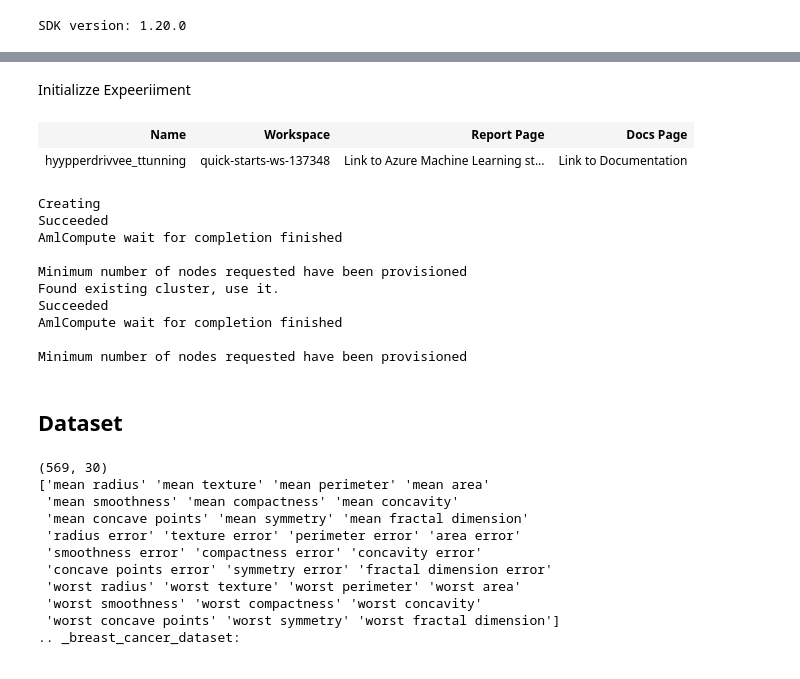
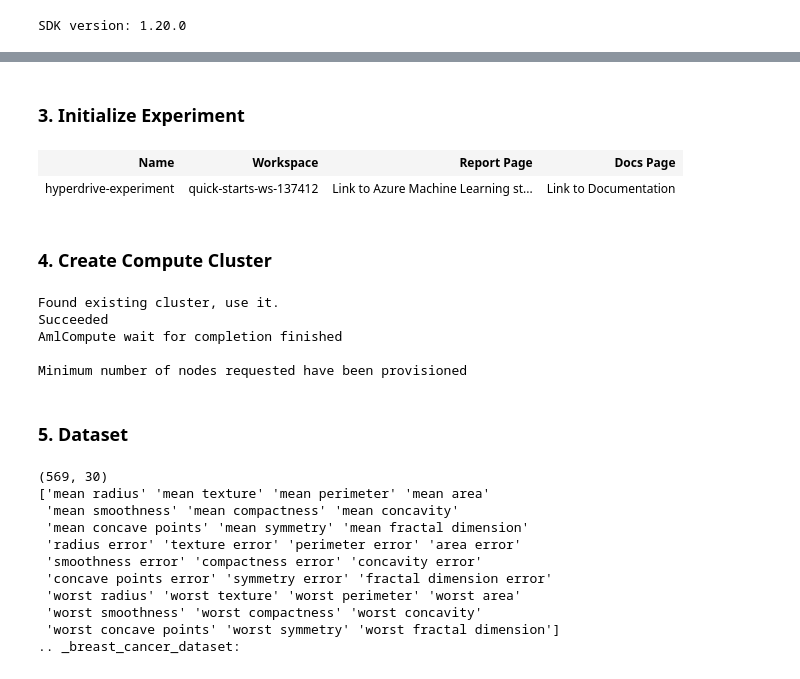
Before and after one commit to bhadreshpsavani/Breast-Cancer-Prediction-AzureML, a Jupyter notebook: hyperparameter_tuning.ipynb, the cells around one changed output, grey strips where cells are left out. Cells and saved outputs as stored; diff of their text form; code cells hidden in the pictures.

```diff
--- a/hyperparameter_tuning.ipynb
+++ b/hyperparameter_tuning.ipynb
@@ -45,29 +49,16 @@ southcentralus
-# %% [markdown]
-Initializze Expeeriiment
+# %% [markdown]
+### 3. Initialize Experiment
 # %%
 ws = Workspace.from_config()
-experiment_name = 'hyypperdrivvee_ttunning'
+experiment_name = 'hyperdrive-experiment'
 experiment=Experiment(ws, experiment_name)
 experiment
 # %% [output]
 | Name | Workspace | Report Page | Docs Page |
-| hyypperdrivvee_ttunning | quick-starts-ws-137348 | Link to Azure Machine Learning st... | Link to Documentation |
+| hyperdrive-experiment | quick-starts-ws-137412 | Link to Azure Machine Learning st... | Link to Documentation |
+# %% [markdown]
+### 4. Create Compute Cluster
 # %%
-### YOUR CODE HERE ###
-cpu_cluster_name = "cpu-cluster"
-vm_size='STANDARD_D2_V2'
-
-# Verify that cluster does not exist already
-try:
-    compute_target = ComputeTarget(workspace=ws, name=cpu_cluster_name)
-    print('Found existing cluster, use it.')
-except:
-    compute_config = AmlCompute.provisioning_configuration(vm_size=vm_size, max_nodes=4)
-    compute_target = ComputeTarget.create(ws, cpu_cluster_name, compute_config)
-
-# Can poll for a minimum number of nodes and for a specific timeout.
-# If no min node count is provided it uses the scale settings for the cluster.
-compute_target.wait_for_completion(show_output=True)### YOUR CODE HERE ###
 cpu_cluster_name = "cpu-cluster"
 vm_size='STANDARD_D2_V2'
 
@@ -83,18 +74,13 @@ except:
 # If no min node count is provided it uses the scale settings for the cluster.
 compute_target.wait_for_completion(show_output=True)
 # %% [output]
-Creating
-Succeeded
-AmlCompute wait for completion finished
-
-Minimum number of nodes requested have been provisioned
 Found existing cluster, use it.
 Succeeded
 AmlCompute wait for completion finished
 
 Minimum number of nodes requested have been provisioned
 # %% [markdown]
-## Dataset
+### 5. Dataset
 # %%
 data = datasets.load_breast_cancer()
 print(data.data.shape)
```
Also changed, not shown: parts of 15 cells of this notebook.
